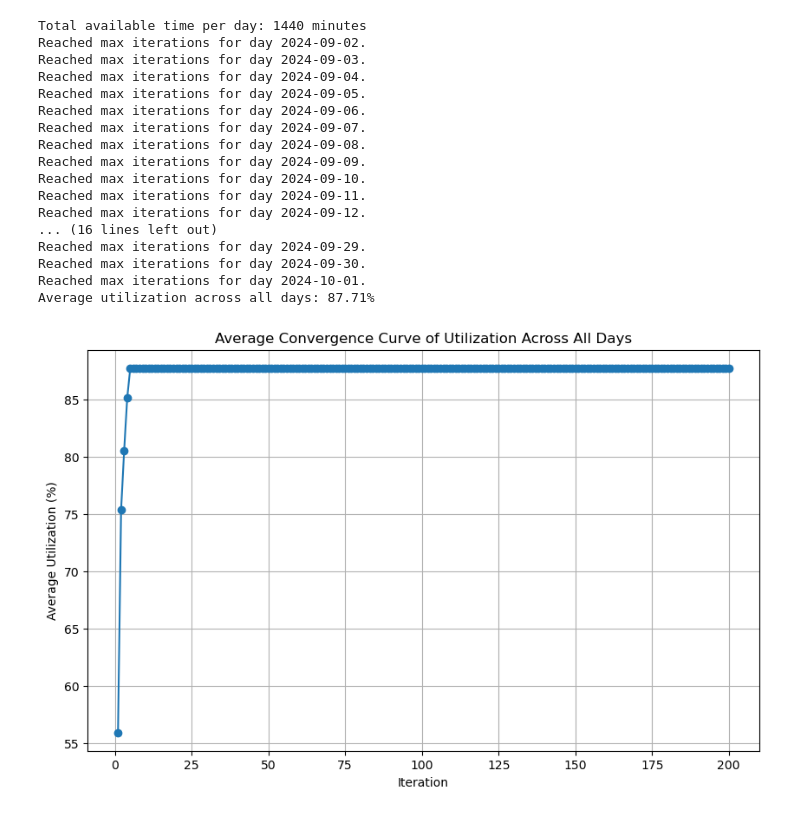
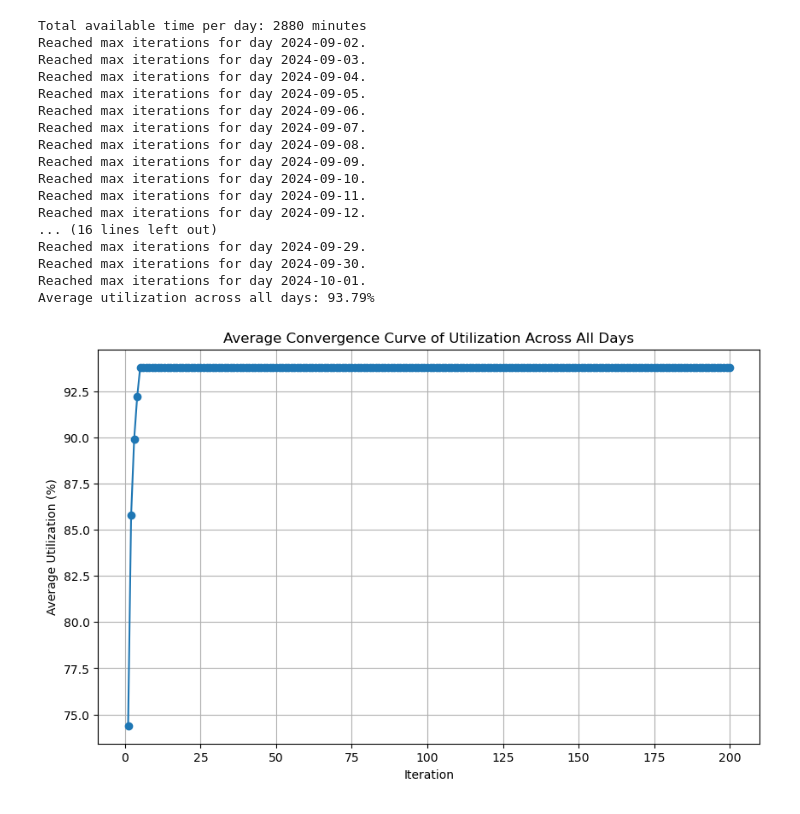
Before and after one commit to Gaia-Dental-Studio/dental_clinic_optimization, a Jupyter notebook: Input_Preprocessing.ipynb, the cells around one changed output. Drawn from its saved outputs; the diff is of its cells as text; code cells hidden in the pictures.

```diff
--- a/Input_Preprocessing.ipynb
+++ b/Input_Preprocessing.ipynb
@@ -38,7 +38,7 @@ class Input_Preprocess:
             current_date = (start_date + timedelta(days=i)).strftime('%Y-%m-%d')
 
             # Step 1 Initial treatment distribution based on Relative Probability with over-allocation
-            initial_distribution = np.random.poisson(self.df['Relative Prob'] * 200)  # Further increased
+            initial_distribution = np.random.poisson(self.df['Relative Prob'] * 100)  # Further increased
 
             # Step 2 Calculate total time required for this initial distribution
             total_time_required = np.sum(initial_distribution * self.df['Service Time'])
@@ -52,7 +52,7 @@ class Input_Preprocess:
 
             # Step 4 Iteratively adjust to match the available time while ensuring dentist utilization
             iterations = 0
-            while not (total_available_time_per_day * 0.9 <= total_time_required <= total_available_time_per_day):
+            while not (total_available_time_per_day * 0.95 <= total_time_required <= total_available_time_per_day):
                 iterations += 1
                 if iterations > self.max_iterations:
                     print(f"Reached max iterations for day {current_date}.")
@@ -86,7 +86,7 @@ class Input_Preprocess:
                     total_time_required = np.sum(adjusted_distribution * self.df['Service Time'])
 
                     # Check if the total time is within the desired range
-                    if total_available_time_per_day * 0.9 <= total_time_required <= total_available_time_per_day:
+                    if total_available_time_per_day * 0.95 <= total_time_required <= total_available_time_per_day:
                         break
 
             # Store the total hours used for the day (convert minutes to hours)
@@ -100,7 +100,7 @@ class Input_Preprocess:
         simulation_df.insert(0, 'Code', self.df['Code'])
 
         # Create a DataFrame for the total hours row
-        total_hours_df = pd.DataFrame([['total_minutes'] + total_hours_row], columns=simulation_df.columns)
+        total_hours_df = pd.DataFrame([['total_hours'] + total_hours_row], columns=simulation_df.columns)
 
         # Append the total hours row to the DataFrame
         simulation_df = pd.concat([simulation_df, total_hours_df], ignore_index=True)
@@ -120,34 +120,34 @@ class Input_Preprocess:
         plt.show()
 
         return simulation_df
 
     #Add other method later
 
 # Instantiate and process the data
-processed_data1 = Input_Preprocess(df_input_partially, num_dentists=3, num_days=30, max_working_hours_per_day=8)
+processed_data1 = Input_Preprocess(df_input_partially, num_dentists=6, num_days=30, max_working_hours_per_day=8)
 
 
 # Generate the output DataFrame
 output = pd.DataFrame(processed_data1.processing_format2())
 
 # Save the output to a CSV file
 output.to_csv("./Data/Real/Model_Input_Preprocess2.csv", index=False)
 # %% [output]
-Total available time per day: 1440 minutes
+Total available time per day: 2880 minutes
 Reached max iterations for day 2024-09-02.
 Reached max iterations for day 2024-09-03.
 Reached max iterations for day 2024-09-04.
 Reached max iterations for day 2024-09-05.
 Reached max iterations for day 2024-09-06.
 Reached max iterations for day 2024-09-07.
 Reached max iterations for day 2024-09-08.
 Reached max iterations for day 2024-09-09.
 Reached max iterations for day 2024-09-10.
 Reached max iterations for day 2024-09-11.
 Reached max iterations for day 2024-09-12.
 ... (16 lines left out)
 Reached max iterations for day 2024-09-29.
 Reached max iterations for day 2024-09-30.
 Reached max iterations for day 2024-10-01.
-Average utilization across all days: 87.71%
+Average utilization across all days: 93.79%
-[figure, old version]
+[figure, new version]
```
Also changed, not shown: 1 other file.
